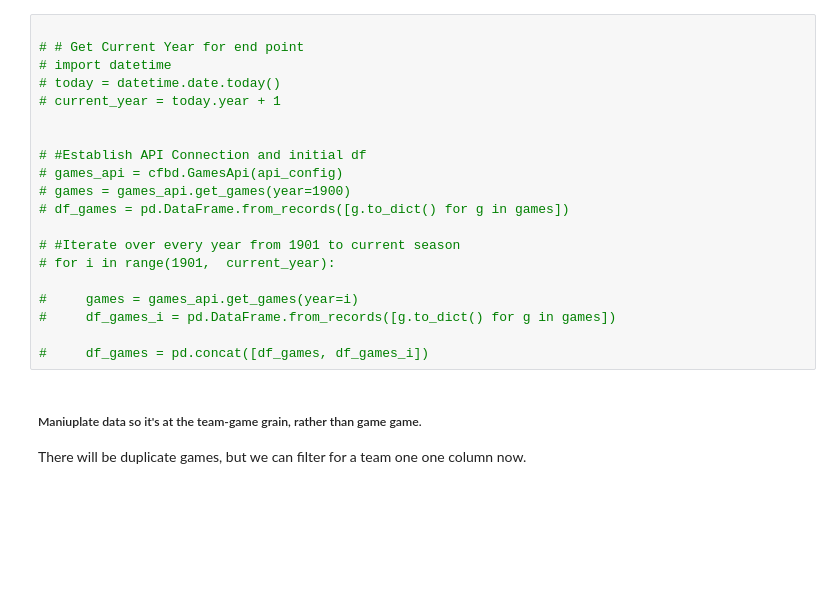
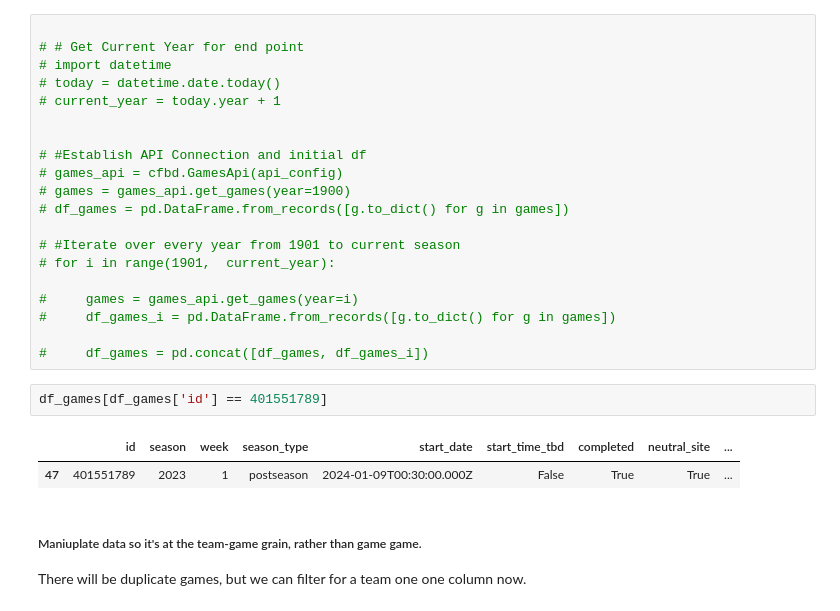
Before and after one commit to chrismca13/College-Football-3, a Jupyter notebook: Production_Notebooks/Games_Team.ipynb, the cells around one changed output. Drawn from its saved outputs; the diff is of its cells as text; blank space fills up the shorter version.

```diff
--- a/Production_Notebooks/Games_Team.ipynb
+++ b/Production_Notebooks/Games_Team.ipynb
@@ -124,6 +145,11 @@ df_games = pd.concat([df_games_reg, df_games_post])
 #     df_games_i = pd.DataFrame.from_records([g.to_dict() for g in games])
 
 #     df_games = pd.concat([df_games, df_games_i])
+# %%
+df_games[df_games['id'] == 401551789]
+# %% [output]
+|  | id | season | week | season_type | start_date | start_time_tbd | completed | neutral_site | ... |
+| 47 | 401551789 | 2023 | 1 | postseason | 2024-01-09T00:30:00.000Z | False | True | True | ... |
 # %% [markdown]
 ##### Maniuplate data so it's at the team-game grain, rather than game game.
 There will be duplicate games, but we can filter for a team one one column now.
```
Also changed, not shown: parts of 11 cells of this notebook.
